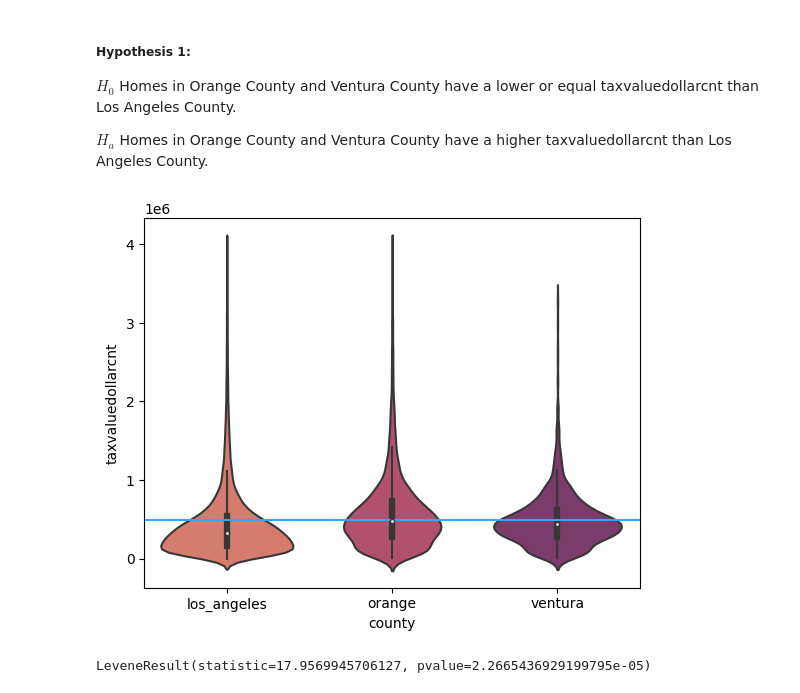
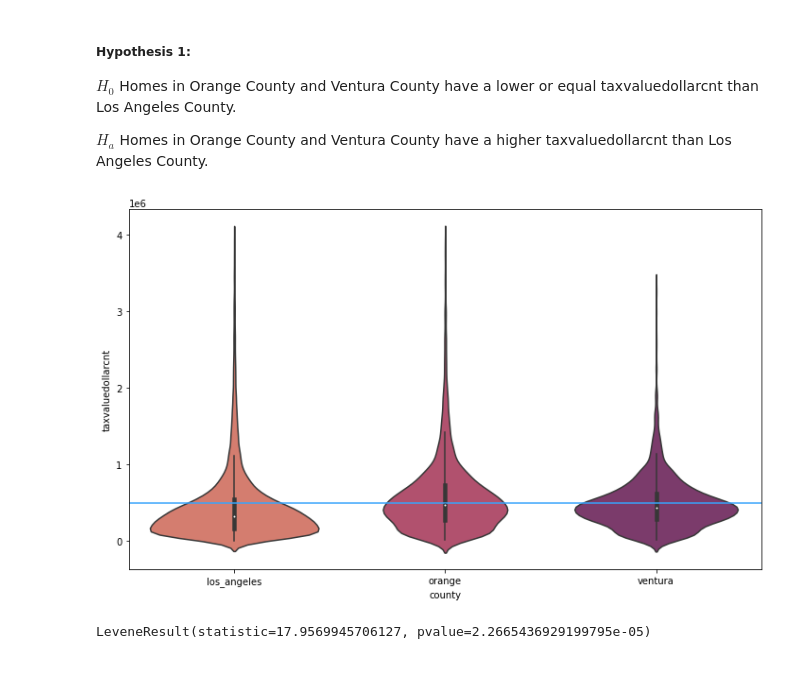
Before and after one commit to AndrewRachuig/zillow_regression_project, a Jupyter notebook: final_report.ipynb, the cells around one changed output. Saved outputs shown, nothing was run; the diff lists cells and outputs as text; code cells hidden in the pictures.

```diff
--- a/final_report.ipynb
+++ b/final_report.ipynb
@@ -159,11 +155,12 @@ $H_{0}$ Homes in Orange County and Ventura County have a lower or equal taxvalue
 
 $H_{a}$ Homes in Orange County and Ventura County have a higher taxvaluedollarcnt than Los Angeles County.
 # %%
+plt.figure(figsize=(12,7))
 sns.violinplot(data = train, y = 'taxvaluedollarcnt', x = 'county', palette = 'flare')
 plt.axhline(train.taxvaluedollarcnt.mean(), color = '#38a4fc')
 plt.show()
 # %% [output]
-[figure, old version]
+[figure, new version]
 # %%
 # Setting variables
 alpha = .05
```
Also changed, not shown: parts of 34 cells of this notebook.
